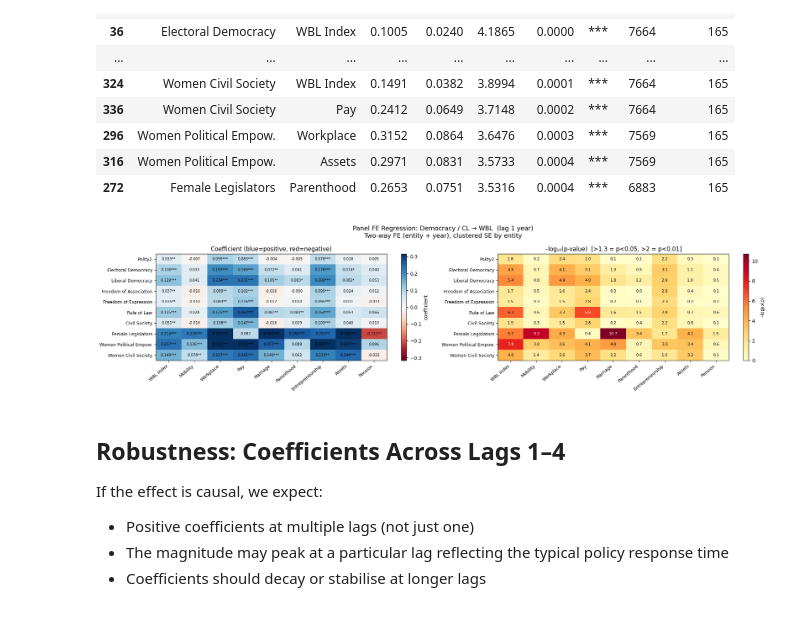
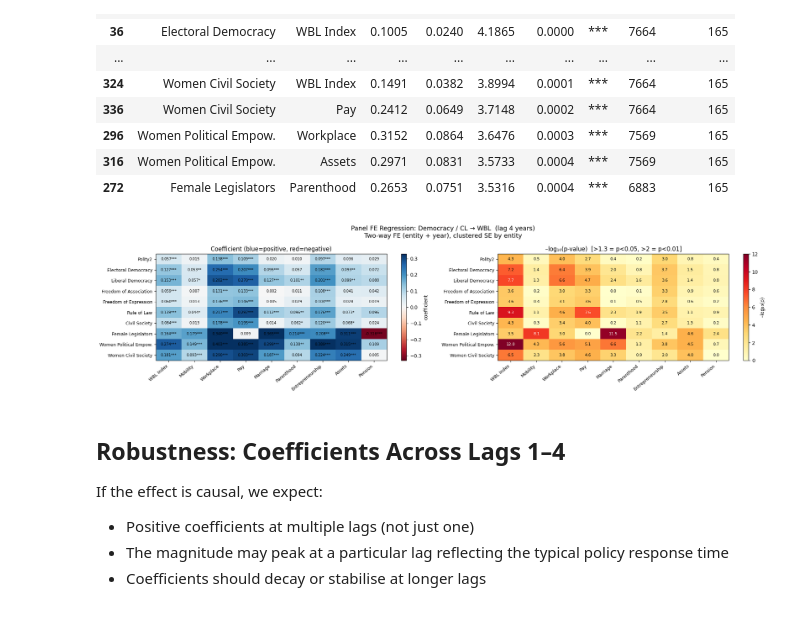
Before and after one commit to damiancalabresi/causal-analysis-democracy-womens-rights, a Jupyter notebook: 05_fixed_effects_regression.ipynb, the cells around one changed output. Saved outputs shown, nothing was run; the diff lists cells and outputs as text; code cells hidden in the pictures.

```diff
--- a/05_fixed_effects_regression.ipynb
+++ b/05_fixed_effects_regression.ipynb
@@ -250,36 +250,37 @@ def make_fe_heatmaps(df_lag, lag_label):
     axes[0].set_xticks(range(len(tgt_order)));  axes[0].set_xticklabels(tgt_order, rotation=40, ha='right', fontsize=9)
     axes[0].set_yticks(range(len(pred_order))); axes[0].set_yticklabels(pred_order, fontsize=9)
     axes[0].set_title('Coefficient (blue=positive, red=negative)')
     for i in range(len(pred_order)):
         for j in range(len(tgt_order)):
             v = coef_mat.values[i, j]
             p = pval_mat.values[i, j]
             if not np.isnan(v):
                 star = '***' if p < 0.01 else ('**' if p < 0.05 else ('*' if p < 0.1 else ''))
                 axes[0].text(j, i, f'{v:.3f}{star}', ha='center', va='center', fontsize=7.5, color='black')
     plt.colorbar(im1, ax=axes[0], label='coefficient')
 
     # Panel B: –log10(p-value) — significance
     im2 = axes[1].imshow(logp_mat.values, aspect='auto', cmap='YlOrRd', vmin=0)
     axes[1].set_xticks(range(len(tgt_order)));  axes[1].set_xticklabels(tgt_order, rotation=40, ha='right', fontsize=9)
     axes[1].set_yticks(range(len(pred_order))); axes[1].set_yticklabels(pred_order, fontsize=9)
     axes[1].set_title('–log₁₀(p-value)  [>1.3 = p<0.05, >2 = p<0.01]')
     for i in range(len(pred_order)):
         for j in range(len(tgt_order)):
             v = logp_mat.values[i, j]
             if not np.isnan(v):
                 axes[1].text(j, i, f'{v:.1f}', ha='center', va='center', fontsize=8,
                              color='white' if v > logp_mat.values.max() * 0.6 else 'black')
     plt.colorbar(im2, ax=axes[1], label='–log₁₀(p)')
 
     plt.tight_layout()
     return fig
 
-fig = make_fe_heatmaps(lag1, 'lag 1 year')
-fig.savefig('images/fe_heatmap_lag1_fwd.png', dpi=150, bbox_inches='tight')
+lag4 = fwd_df[fwd_df['Lag'] == 4].copy()
+fig = make_fe_heatmaps(lag4, 'lag 4 years')
+fig.savefig('images/fe_heatmap_lag4_fwd.png', dpi=150, bbox_inches='tight')
 plt.show()
 # %% [output]
-[figure, old version]
+[figure, new version]
 # %% [markdown]
 ## Robustness: Coefficients Across Lags 1–4
 
```
Also changed, not shown: parts of 1 cell of this notebook, 13 other files.
